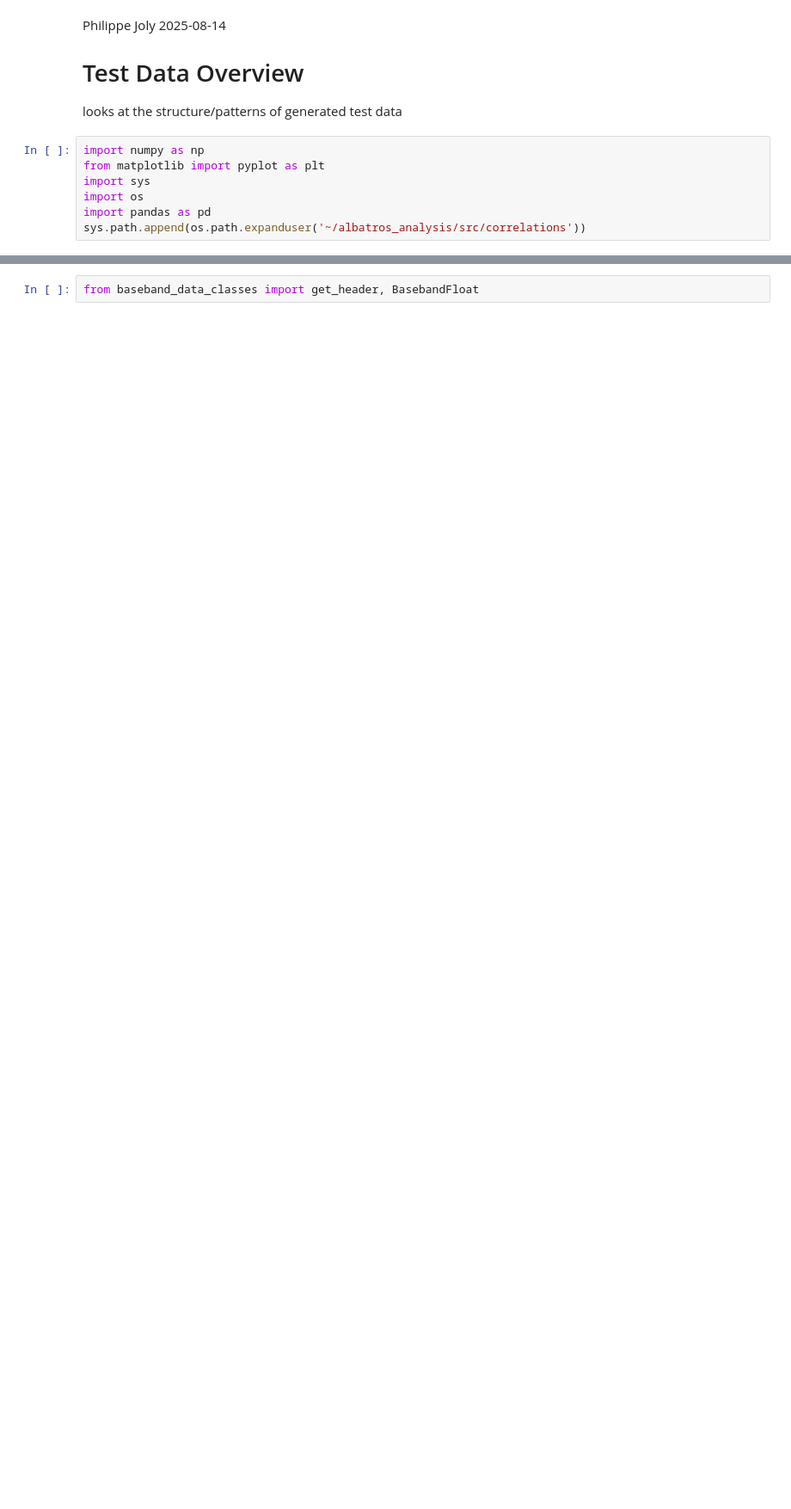
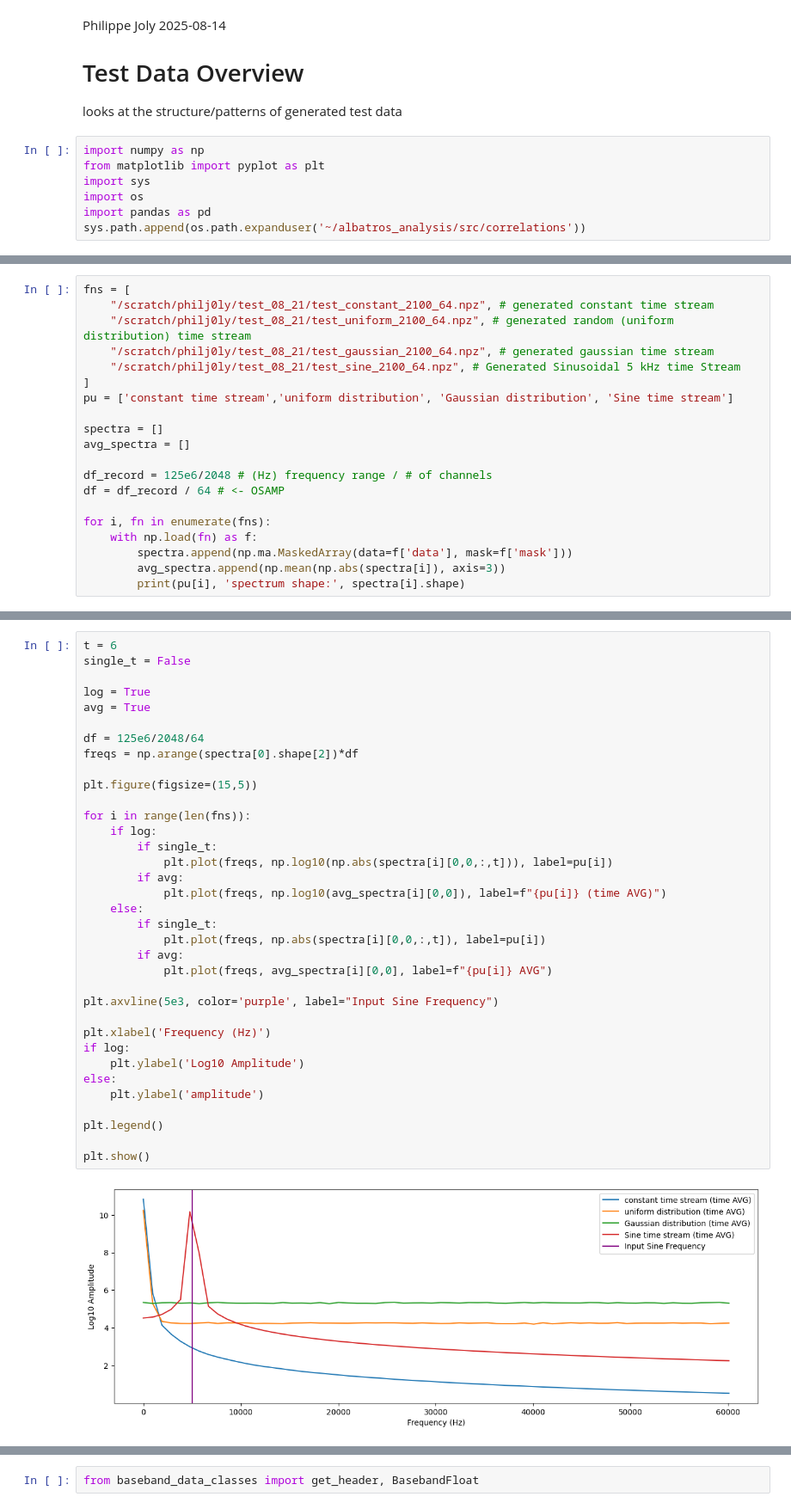
Before and after one commit to PhilJ0ly/ALBATROS_axion_search, a Jupyter notebook: Jupyter/Test_data_overview.ipynb, the cells around one changed output, grey strips where cells are left out. Shown: that part at 86% size. Saved outputs shown, nothing was run; the diff lists cells and outputs as text; blank space fills up the shorter version.

```diff
--- a/Jupyter/Test_data_overview.ipynb
+++ b/Jupyter/Test_data_overview.ipynb
@@ -13,0 +16,20 @@ sys.path.append(os.path.expanduser('~/albatros_analysis/src/correlations'))
+# %%
+fns = [
+    "/scratch/philj0ly/test_08_21/test_constant_2100_64.npz", # generated constant time stream
+    "/scratch/philj0ly/test_08_21/test_uniform_2100_64.npz", # generated random (uniform distribution) time stream
+    "/scratch/philj0ly/test_08_21/test_gaussian_2100_64.npz", # generated gaussian time stream
+    "/scratch/philj0ly/test_08_21/test_sine_2100_64.npz", # Generated Sinusoidal 5 kHz time Stream
+]
+pu = ['constant time stream','uniform distribution', 'Gaussian distribution', 'Sine time stream']
+
+spectra = []
+avg_spectra = []
+
+df_record = 125e6/2048 # (Hz) frequency range / # of channels
+df = df_record / 64 # <- OSAMP
+
+for i, fn in enumerate(fns):
+    with np.load(fn) as f:
+        spectra.append(np.ma.MaskedArray(data=f['data'], mask=f['mask']))
+        avg_spectra.append(np.mean(np.abs(spectra[i]), axis=3))
+        print(pu[i], 'spectrum shape:', spectra[i].shape)
@@ -13,0 +41,37 @@ sys.path.append(os.path.expanduser('~/albatros_analysis/src/correlations'))
+# %%
+t = 6
+single_t = False
+
+log = True
+avg = True
+
+df = 125e6/2048/64
+freqs = np.arange(spectra[0].shape[2])*df
+
+plt.figure(figsize=(15,5))
+
+for i in range(len(fns)):
+    if log:
+        if single_t:
+            plt.plot(freqs, np.log10(np.abs(spectra[i][0,0,:,t])), label=pu[i])
+        if avg:
+            plt.plot(freqs, np.log10(avg_spectra[i][0,0]), label=f"{pu[i]} (time AVG)")
+    else:
+        if single_t:
+            plt.plot(freqs, np.abs(spectra[i][0,0,:,t]), label=pu[i])
+        if avg:
+            plt.plot(freqs, avg_spectra[i][0,0], label=f"{pu[i]} AVG")
+
+plt.axvline(5e3, color='purple', label="Input Sine Frequency")
+
+plt.xlabel('Frequency (Hz)')
+if log:
+    plt.ylabel('Log10 Amplitude')
+else:
+    plt.ylabel('amplitude')
+
+plt.legend()
+
+plt.show()
+# %% [output]
+[figure, added]
```
Also changed, not shown: parts of 6 cells of this notebook, 3 other files.
